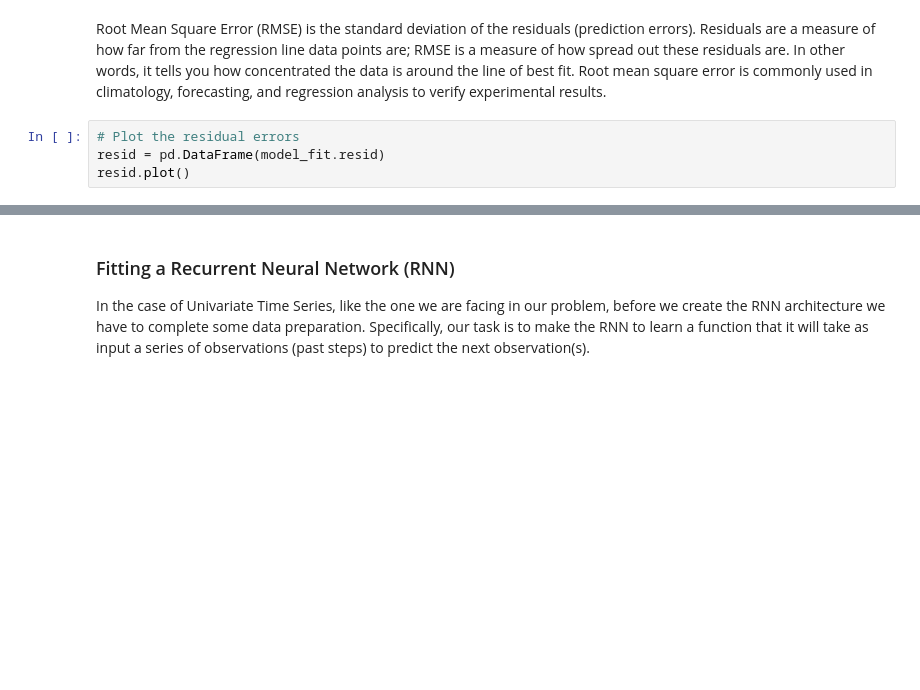
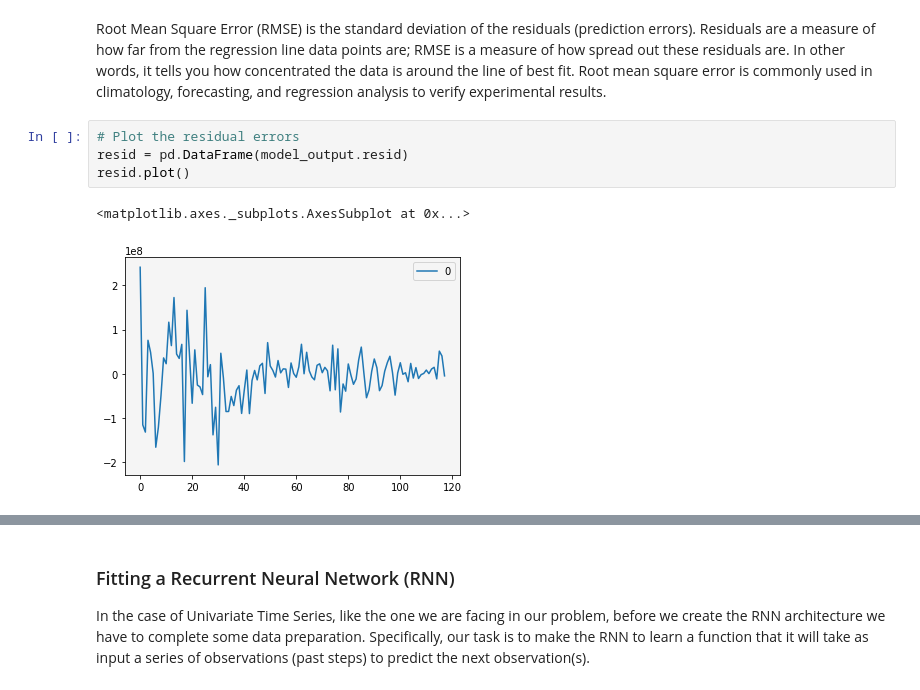
Before and after one commit to gpsyrou/Vaccines_Trade_Network, a Jupyter notebook: Jupyter_Notebooks/Vaccines_Network_JN.ipynb, the cells around one changed output, grey strips where cells are left out. Drawn from its saved outputs; the diff is of its cells as text; blank space fills up the shorter version.

```diff
--- a/Jupyter_Notebooks/Vaccines_Network_JN.ipynb
+++ b/Jupyter_Notebooks/Vaccines_Network_JN.ipynb
@@ -436,8 +510,11 @@ RMSE is a measure of how spread out these residuals are. In other words, it tell
 Root mean square error is commonly used in climatology, forecasting, and regression analysis to verify experimental results.
 # %%
 # Plot the residual errors
-resid = pd.DataFrame(model_fit.resid)
+resid = pd.DataFrame(model_output.resid)
 resid.plot()
+# %% [output]
+<matplotlib.axes._subplots.AxesSubplot at 0x...>
+[figure, added]
 # %%
 # Plot density of the residuals
 resid.plot(kind='kde')
```
Also changed, not shown: parts of 22 cells of this notebook.
